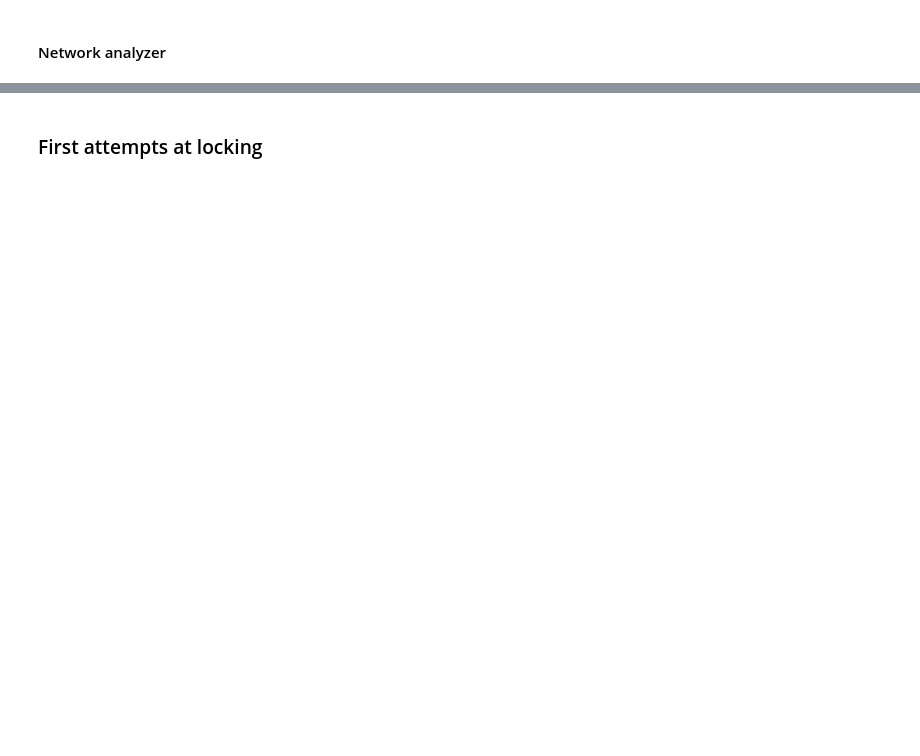
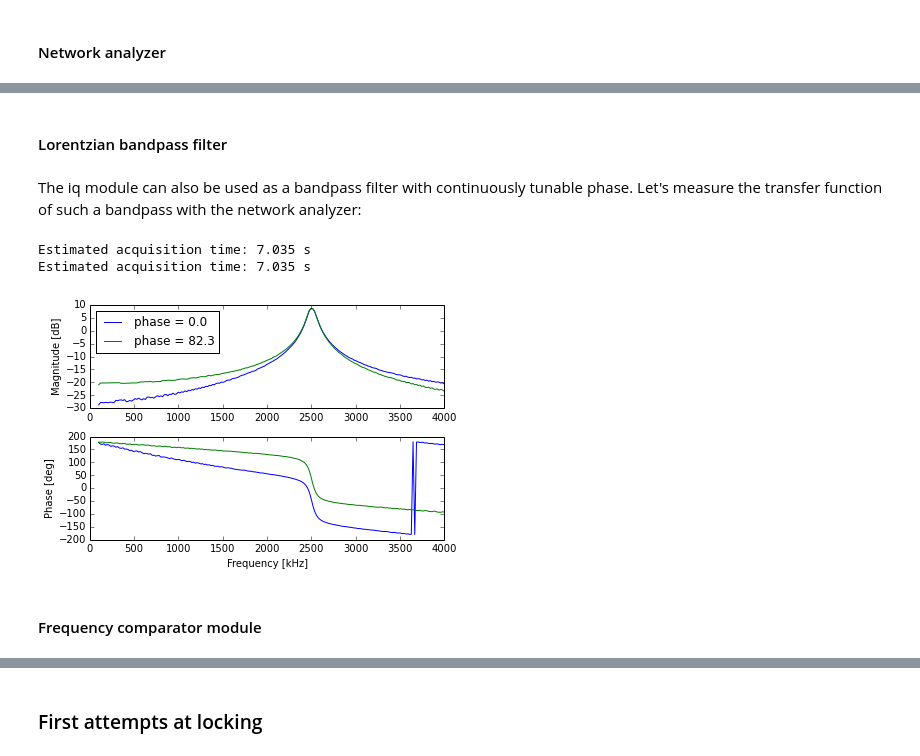
Before and after one commit to lneuhaus/pyrpl, a Jupyter notebook: doc/tutorial.ipynb, the cells around one changed output, grey strips where cells are left out. Drawn from its saved outputs; the diff is of its cells as text; code cells hidden in the pictures; blank space fills up the shorter version.

```diff
--- a/doc/tutorial.ipynb
+++ b/doc/tutorial.ipynb
@@ -554,0 +538,38 @@ na.output_signal
+# %% [markdown]
+#### Lorentzian bandpass filter
+# %% [markdown]
+The iq module can also be used as a bandpass filter with continuously tunable phase. Let's measure the transfer function of such a bandpass with the network analyzer:
+# %%
+# shortcut for na and bpf (bandpass filter)
+na = r.iq1
+bpf = r.iq2
+
+# setup bandpass
+bpf.setup(frequency = 2.5e6, #center frequency
+          Q=10.0, # the filter quality factor
+          acbandwidth = 10e5, # ac filter to remove pot. input offsets
+          phase=0, # nominal phase at center frequency (propagation phase lags not accounted for)
+          gain=2.0, # peak gain = +6 dB
+          output_direct='off',
+          output_signal='output_direct',
+          input='iq1')
+
+# take transfer function
+f, tf1 = na.na_trace(start=1e5, stop=4e6, points=201, rbw=100, avg=3,
+                     amplitude=0.2, input='iq2',output_direct='off')
+
+# add a phase advance of 82.3 degrees and measure transfer function
+bpf.phase = 82.3
+f, tf2 = na.na_trace(start=1e5, stop=4e6, points=201, rbw=100, avg=3,
+                     amplitude=0.2, input='iq2',output_direct='off')
+
+#plot
+from pyrpl.iir import bodeplot
+%matplotlib inline
+bodeplot([(f, tf1, "phase = 0.0"), (f, tf2, "phase = %.1f"%bpf.phase)])
+# %% [output]
+Estimated acquisition time: 7.035 s
+Estimated acquisition time: 7.035 s
+[figure, added]
+# %% [markdown]
+#### Frequency comparator module
```
Also changed, not shown: parts of 55 cells of this notebook, 5 other files.
